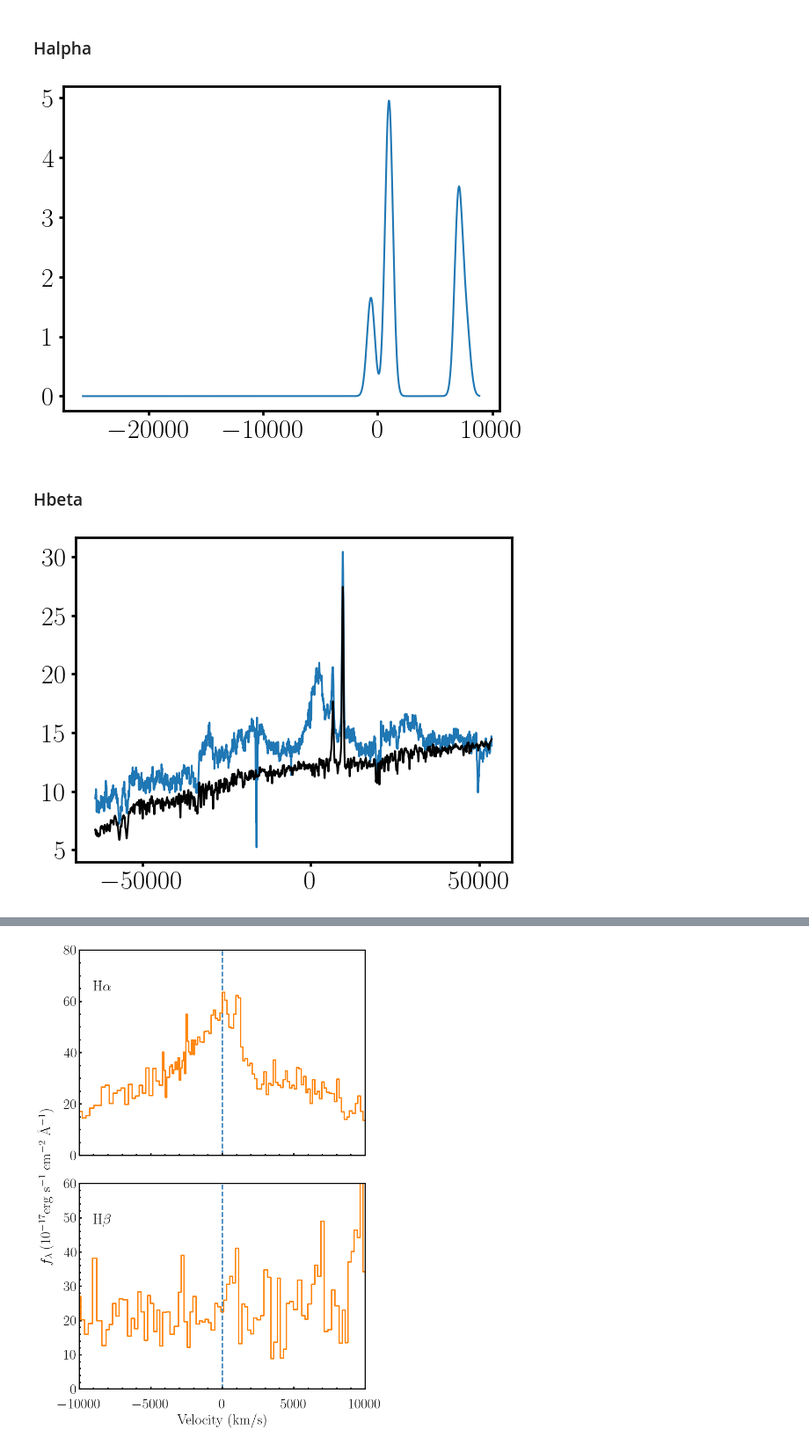
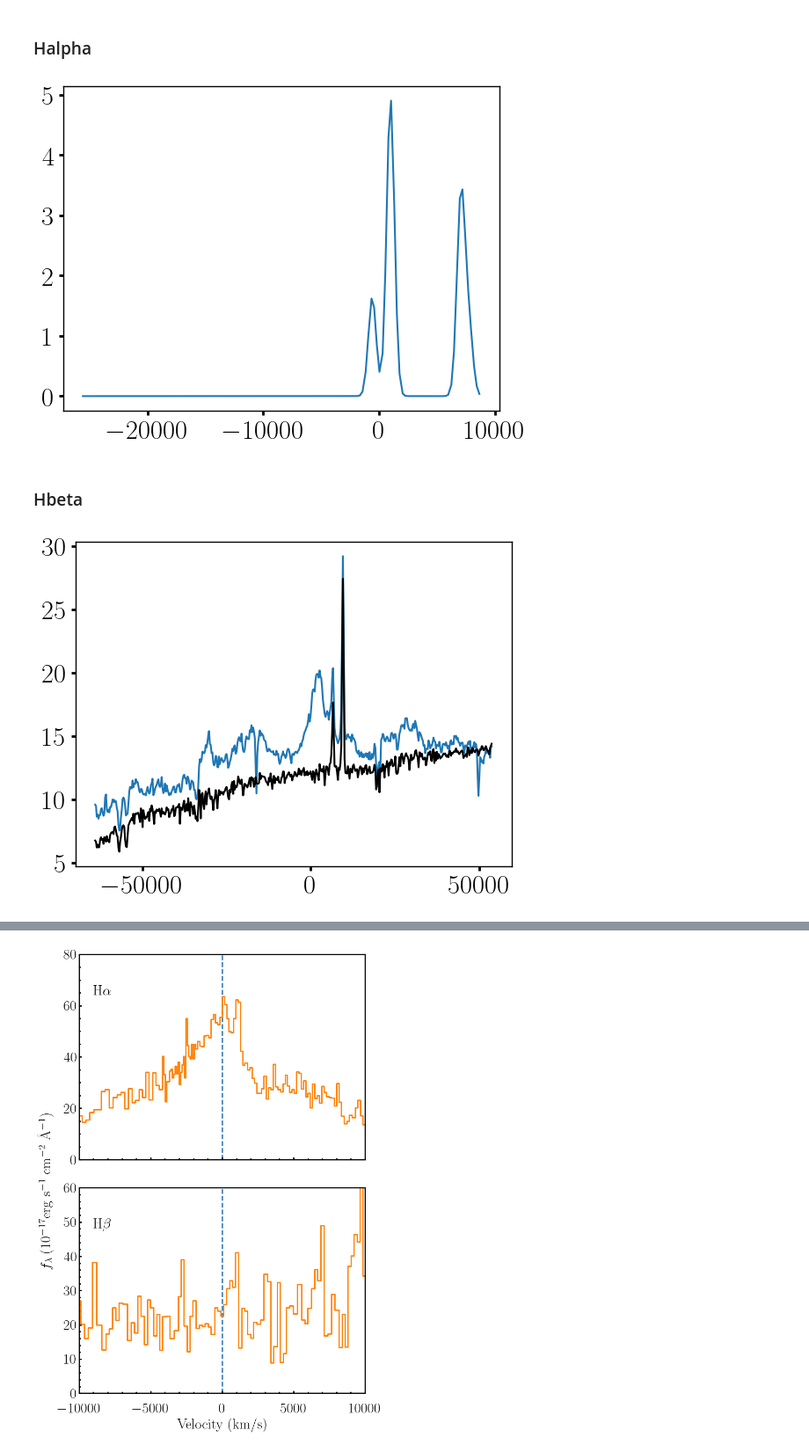
Before and after one commit to seratsaad/j0950, a Jupyter notebook: figure.ipynb, the cells around one changed output, grey strips where cells are left out. Shown at 88% size. Cells and saved outputs as stored; diff of their text form; code cells hidden in the pictures.

```diff
--- a/figure.ipynb
+++ b/figure.ipynb
@@ -294,7 +349,7 @@ flux_combined = np.concatenate((flux_farred, flux_other))
 e_flux_combined = np.concatenate((e_flux_farred, e_flux_other))
 
 # Bin the combined data
-bin_width = 1
+bin_width = (1/1216.25)*6564.93
 bins = np.arange(min(wl_combined), max(wl_combined) + bin_width, bin_width)
 bin_centers = 0.5 * (bins[:-1] + bins[1:])
 indices = np.digitize(wl_combined, bins)
@@ -384,15 +439,15 @@ sii2 = gaussian(x,SII2_F0,SII2_CENT0,SII2_FWHM0,normalized=False)
 nii1 = gaussian(x,NII1_F0,NII1_CENT0,NII1_FWHM0,normalized=False)
 nii2 = gaussian(x,NII2_F0,NII2_CENT0,NII2_FWHM0,normalized=False)
 
-halpha = gaussian(x,HALPHA1_F0,HALPHA1_CENT0,HALPHA1_FWHM0,normalized=False)
+#halpha = gaussian(x,HALPHA1_F0,HALPHA1_CENT0,HALPHA1_FWHM0,normalized=False)
 
 
-flux_halpha = flux_halpha - (pl + sii1 + sii2 + nii1 + nii2 + halpha)
+flux_halpha = flux_halpha - (pl + sii1 + sii2 + nii1 + nii2)
 
 plt.plot(vel_halpha, nii1+nii2+sii1+sii2)
 plt.show()
 # %% [output]
-[figure, old version]
+[figure, new version]
 # %% [markdown]
 ### Hbeta
 # %%
@@ -432,7 +487,7 @@ wl, flux, e_flux = read_spectrum(file_path, z)
 
 
 # Bin the combined data
-bin_width = 1
+bin_width = (1/1216.25)*4853.13
 bins = np.arange(min(wl), max(wl) + bin_width, bin_width)
 bin_centers = 0.5 * (bins[:-1] + bins[1:])
 indices = np.digitize(wl, bins)
@@ -506,34 +561,34 @@ sb = template_fitter(binned_wl,stellar_template,5.27575,6.75544 ,0)
 
 feii_template_path='/home/serat/Downloads/fe_op_templates.npy'
 feii_templates = np.load(feii_template_path,allow_pickle=True)
 feii = template_fitter(binned_wl,feii_templates,3.54189,73.6827,0.00342741)
 
 
 
 x = binned_wl
 
 o3l1 = gaussian(x,O3L1_F0,O3L1_CENT0,O3L1_FWHM0,normalized=False)
 o3l2 = gaussian(x,O3L2_F0,O3L2_CENT0,O3L2_FWHM0,normalized=False)
 
 o3s1 = gaussian(x,O3S1_F0,O3S1_CENT0,O3S1_FWHM0,normalized=False)
 o3s2 = gaussian(x,O3S2_F0,O3S2_CENT0,O3S2_FWHM0,normalized=False)
 
 hbn1 = gaussian(x,HBN1_F0,HBN1_CENT0,HBN1_FWHM0,normalized=False)
 hbn2 = gaussian(x,HBN2_F0,HBN2_CENT0,HBN2_FWHM0,normalized=False)
 
 
 
 plt.plot(vel_hbeta, flux_hbeta)
 
 flux_hbeta = flux_hbeta - (pl + sb +feii + o3l1 + o3l2 + o3s1 + o3s2 + hbn1 + hbn2)
 
 
 
 
 plt.plot(vel_hbeta, pl + sb + o3l1 + o3l2 + o3s1 + o3s2 + hbn1 + hbn2, c='black')
 plt.show()
 # %% [output]
-[figure, old version]
+[figure, new version]
 # %%
 plt.rc('text', usetex=True)
 plt.rcParams.update({
```
Also changed, not shown: parts of 6 cells of this notebook, 9 other files.
